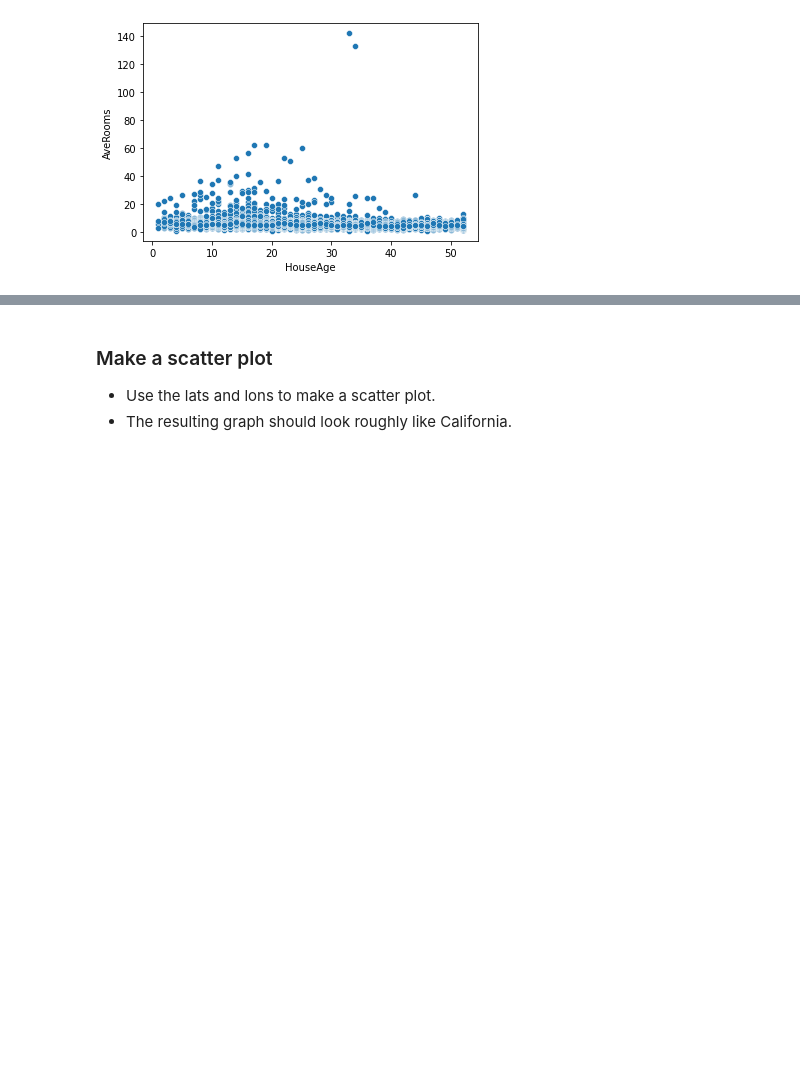
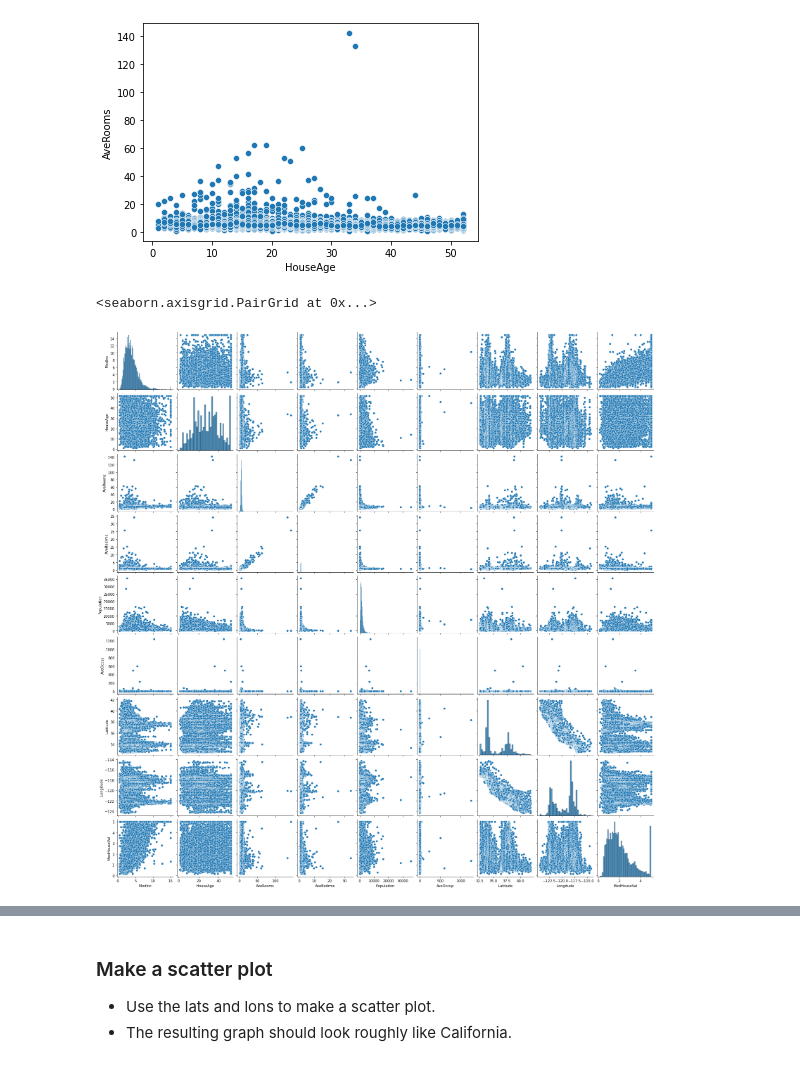
Before and after one commit to abielhammonds/week_17_homework, a Jupyter notebook: cal_housing_hw.ipynb, the cells around one changed output, grey strips where cells are left out. Saved outputs shown, nothing was run; the diff lists cells and outputs as text; code cells hidden in the pictures; blank space fills up the shorter version.

```diff
--- a/cal_housing_hw.ipynb
+++ b/cal_housing_hw.ipynb
@@ -169,3 +169,8 @@ sns.scatterplot(data=housing_df, x="HouseAge", y="AveRooms")
 # %% [output]
 <AxesSubplot:xlabel='HouseAge', ylabel='AveRooms'>
 [figure]
+# %%
+sns.pairplot(data = housing_df)
+# %% [output]
+<seaborn.axisgrid.PairGrid at 0x...>
+[figure, added]
```
Also changed, not shown: parts of 34 cells of this notebook.
